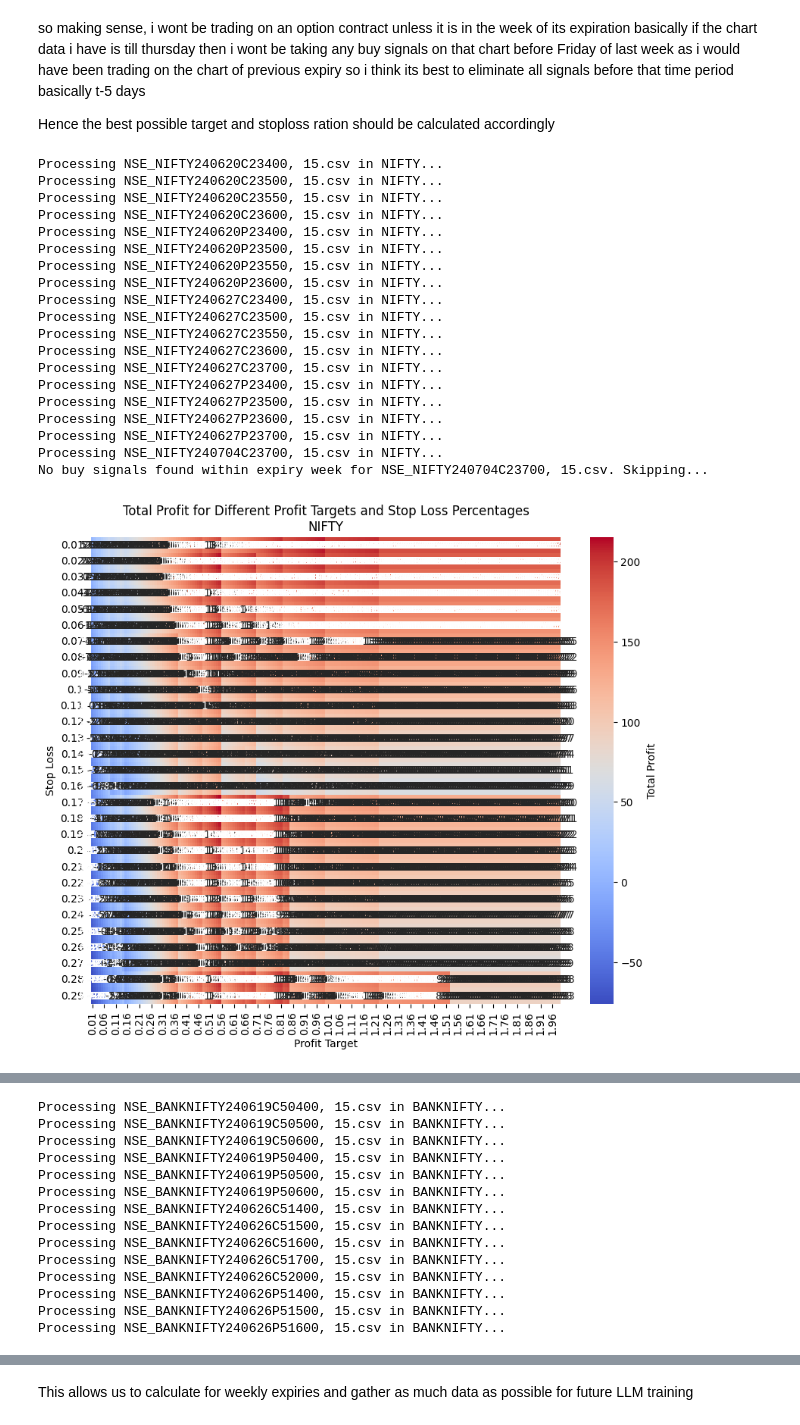
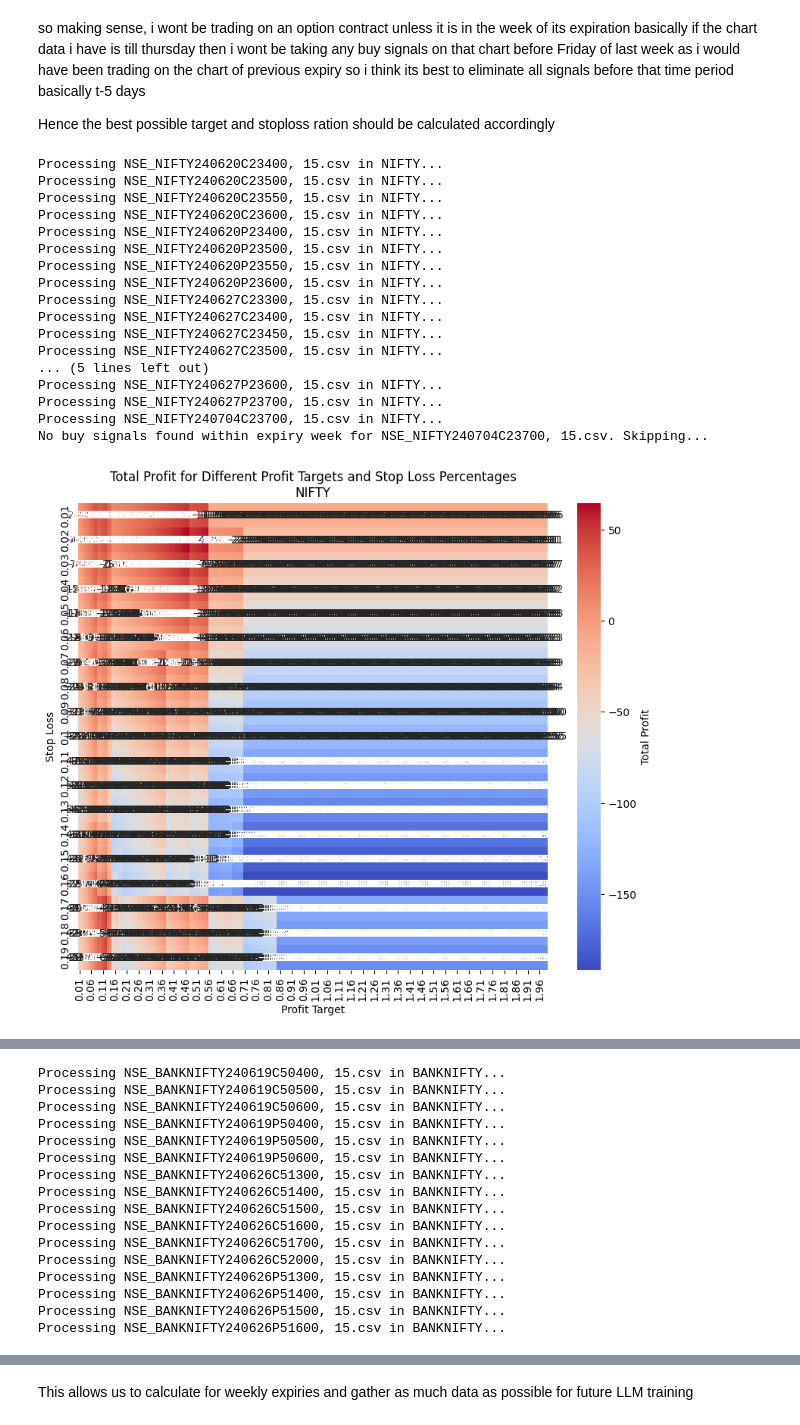
Before and after one commit to MinorLeopard/OptionChartAnalysis, a Jupyter notebook: AutomatedDayTradesExpiryWeekAnalaysis.ipynb, the cells around one changed output, grey strips where cells are left out. Cells and saved outputs as stored; diff of their text form; code cells hidden in the pictures.

```diff
--- a/AutomatedDayTradesExpiryWeekAnalaysis.ipynb
+++ b/AutomatedDayTradesExpiryWeekAnalaysis.ipynb
@@ -79,7 +79,7 @@ def analyze_profit_and_stop_loss(buy_signals, minute_data, profit_percentages, s
 
 # Define profit percentages and stop loss percentages to analyze
 profit_percentages = [i/100 for i in range(1, 200)]
-stop_loss_percentages = [i/100 for i in range(1, 30)]
+stop_loss_percentages = [i/100 for i in range(1, 20)]
 
 # Directories containing the data
 directories = ['June 2024/NIFTY', 'June 2024/BANKNIFTY', 'June 2024/FINNIFTY', 'June 2024/SENSEX']  # Change the directories as needed
@@ -188,36 +188,34 @@ for directory in directories:
 
     # Plot the bar chart for top 40 combinations
     plt.figure(figsize=(12, 8))
     plt.barh(top_40_combinations['Profit Target'].astype(str) + " / " + top_40_combinations['Stop Loss'].astype(str),
              top_40_combinations['Total Profit'], color='skyblue')
     plt.xlabel('Total Profit')
     plt.ylabel('Profit Target / Stop Loss')
     plt.title(f'Top 40 Profit Target and Stop Loss Combinations\n{folder_name}')
     plt.gca().invert_yaxis()  # To display the highest
     plt.tight_layout()
     plt.show()
     plt.savefig(f'Outputs/DayTrade/ExpiryWeek/{folder_name}_top_40_combinations.png')
     plt.close()
 
 print("Analysis complete.")
 # %% [output]
 Processing NSE_NIFTY240620C23400, 15.csv in NIFTY...
 Processing NSE_NIFTY240620C23500, 15.csv in NIFTY...
 Processing NSE_NIFTY240620C23550, 15.csv in NIFTY...
 Processing NSE_NIFTY240620C23600, 15.csv in NIFTY...
 Processing NSE_NIFTY240620P23400, 15.csv in NIFTY...
 Processing NSE_NIFTY240620P23500, 15.csv in NIFTY...
 Processing NSE_NIFTY240620P23550, 15.csv in NIFTY...
 Processing NSE_NIFTY240620P23600, 15.csv in NIFTY...
+Processing NSE_NIFTY240627C23300, 15.csv in NIFTY...
 Processing NSE_NIFTY240627C23400, 15.csv in NIFTY...
+Processing NSE_NIFTY240627C23450, 15.csv in NIFTY...
 Processing NSE_NIFTY240627C23500, 15.csv in NIFTY...
-Processing NSE_NIFTY240627C23550, 15.csv in NIFTY...
-Processing NSE_NIFTY240627C23600, 15.csv in NIFTY...
-Processing NSE_NIFTY240627C23700, 15.csv in NIFTY...
-Processing NSE_NIFTY240627P23400, 15.csv in NIFTY...
-Processing NSE_NIFTY240627P23500, 15.csv in NIFTY...
+... (5 lines left out)
 Processing NSE_NIFTY240627P23600, 15.csv in NIFTY...
 Processing NSE_NIFTY240627P23700, 15.csv in NIFTY...
 Processing NSE_NIFTY240704C23700, 15.csv in NIFTY...
 No buy signals found within expiry week for NSE_NIFTY240704C23700, 15.csv. Skipping...
-[figure, old version]
+[figure, new version]
@@ -228,11 +226,13 @@ Processing NSE_BANKNIFTY240619C50600, 15.csv in BANKNIFTY...
 Processing NSE_BANKNIFTY240619P50400, 15.csv in BANKNIFTY...
 Processing NSE_BANKNIFTY240619P50500, 15.csv in BANKNIFTY...
 Processing NSE_BANKNIFTY240619P50600, 15.csv in BANKNIFTY...
+Processing NSE_BANKNIFTY240626C51300, 15.csv in BANKNIFTY...
 Processing NSE_BANKNIFTY240626C51400, 15.csv in BANKNIFTY...
 Processing NSE_BANKNIFTY240626C51500, 15.csv in BANKNIFTY...
 Processing NSE_BANKNIFTY240626C51600, 15.csv in BANKNIFTY...
 Processing NSE_BANKNIFTY240626C51700, 15.csv in BANKNIFTY...
 Processing NSE_BANKNIFTY240626C52000, 15.csv in BANKNIFTY...
+Processing NSE_BANKNIFTY240626P51300, 15.csv in BANKNIFTY...
 Processing NSE_BANKNIFTY240626P51400, 15.csv in BANKNIFTY...
 Processing NSE_BANKNIFTY240626P51500, 15.csv in BANKNIFTY...
 Processing NSE_BANKNIFTY240626P51600, 15.csv in BANKNIFTY...
```
Also changed, not shown: parts of 1 cell of this notebook, 1 other file.
